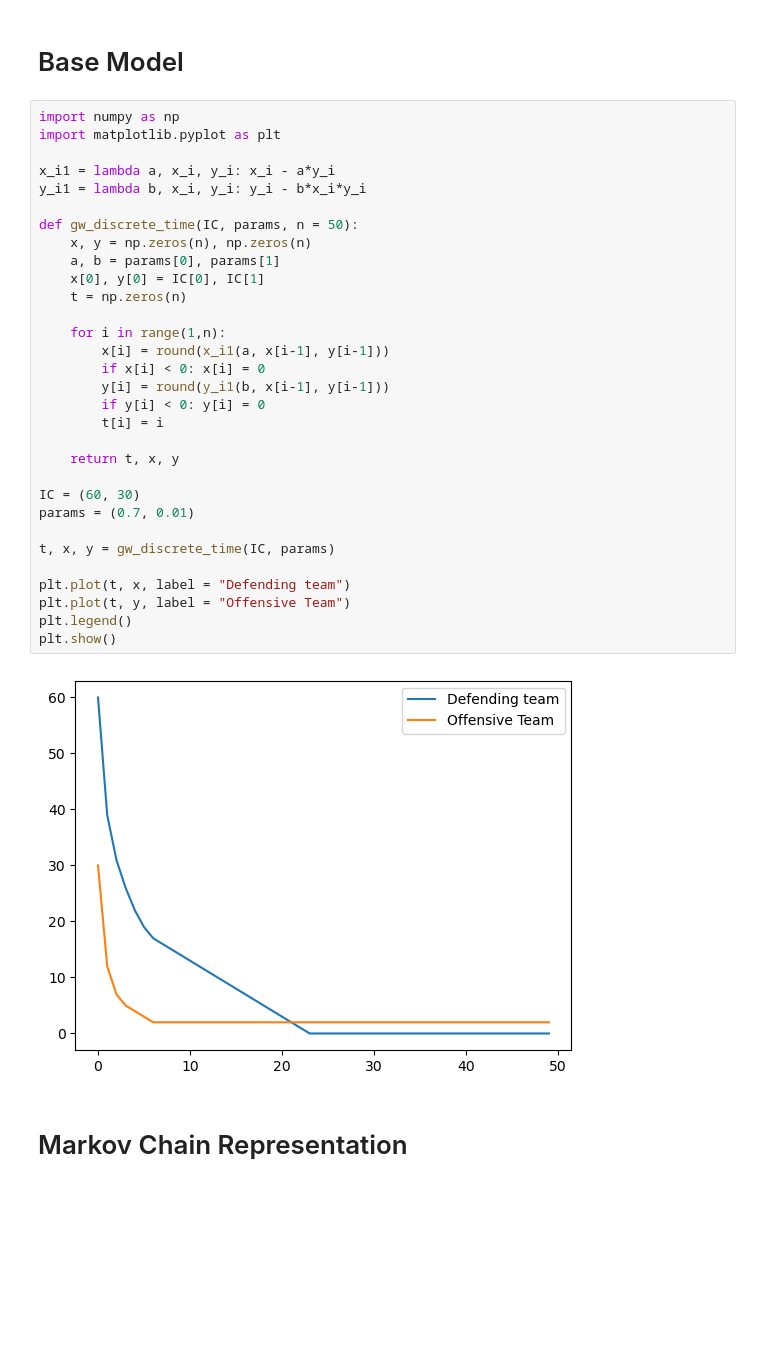
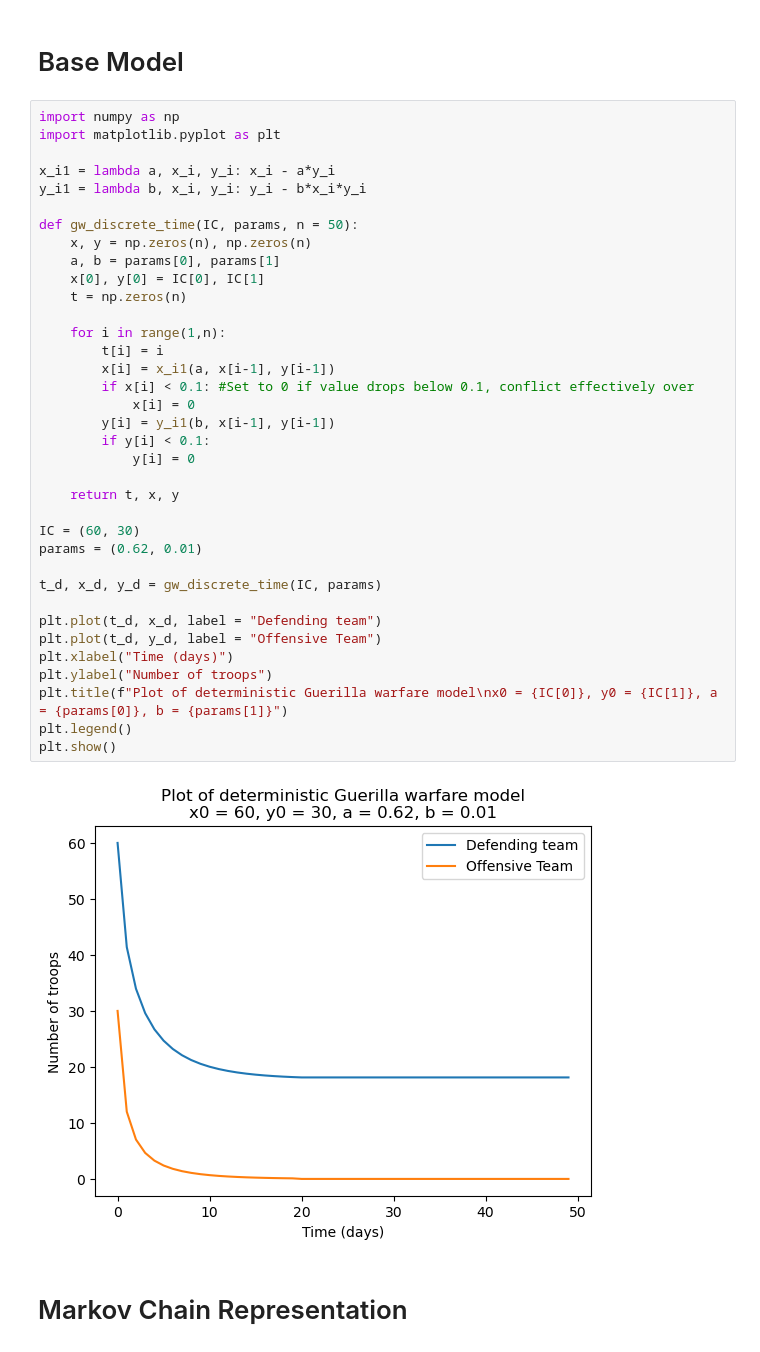
Before and after one commit to VigneshG04/FIT3139-Project, a Jupyter notebook: project.ipynb, the cells around one changed output. Cells and saved outputs as stored; diff of their text form; blank space fills up the shorter version.

```diff
--- a/project.ipynb
+++ b/project.ipynb
@@ -3,36 +3,41 @@
 # %%
 import numpy as np
 import matplotlib.pyplot as plt
 
 x_i1 = lambda a, x_i, y_i: x_i - a*y_i
 y_i1 = lambda b, x_i, y_i: y_i - b*x_i*y_i
 
 def gw_discrete_time(IC, params, n = 50):
     x, y = np.zeros(n), np.zeros(n)
     a, b = params[0], params[1]
     x[0], y[0] = IC[0], IC[1]
     t = np.zeros(n)
 
     for i in range(1,n):
-        x[i] = round(x_i1(a, x[i-1], y[i-1]))
-        if x[i] < 0: x[i] = 0
-        y[i] = round(y_i1(b, x[i-1], y[i-1]))
-        if y[i] < 0: y[i] = 0
         t[i] = i
+        x[i] = x_i1(a, x[i-1], y[i-1])
+        if x[i] < 0.1: #Set to 0 if value drops below 0.1, conflict effectively over
+            x[i] = 0
+        y[i] = y_i1(b, x[i-1], y[i-1])
+        if y[i] < 0.1:
+            y[i] = 0
 
     return t, x, y
 
 IC = (60, 30)
-params = (0.7, 0.01)
+params = (0.62, 0.01)
 
-t, x, y = gw_discrete_time(IC, params)
+t_d, x_d, y_d = gw_discrete_time(IC, params)
 
-plt.plot(t, x, label = "Defending team")
-plt.plot(t, y, label = "Offensive Team")
+plt.plot(t_d, x_d, label = "Defending team")
+plt.plot(t_d, y_d, label = "Offensive Team")
+plt.xlabel("Time (days)")
+plt.ylabel("Number of troops")
+plt.title(f"Plot of deterministic Guerilla warfare model\nx0 = {IC[0]}, y0 = {IC[1]}, a = {params[0]}, b = {params[1]}")
 plt.legend()
 plt.show()
 # %% [output]
-[figure, old version]
+[figure, new version]
 # %% [markdown]
 # Markov Chain Representation
 # %%
```
Also changed, not shown: parts of 13 cells of this notebook, 2 other files.
